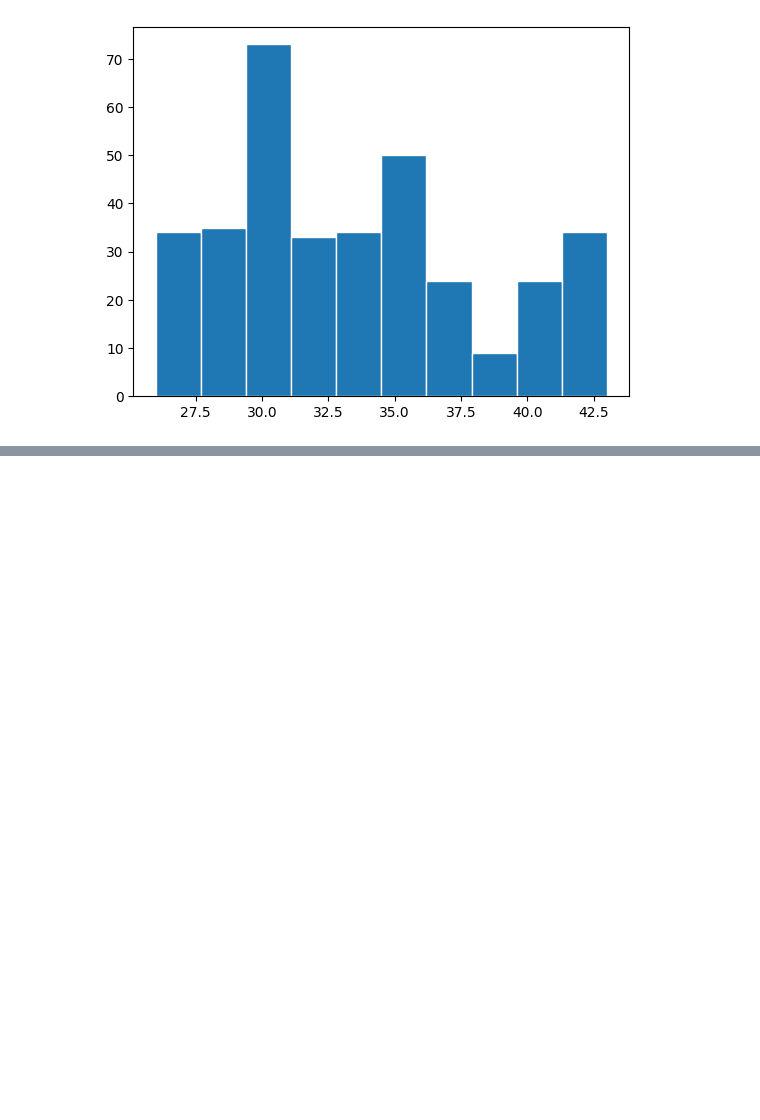
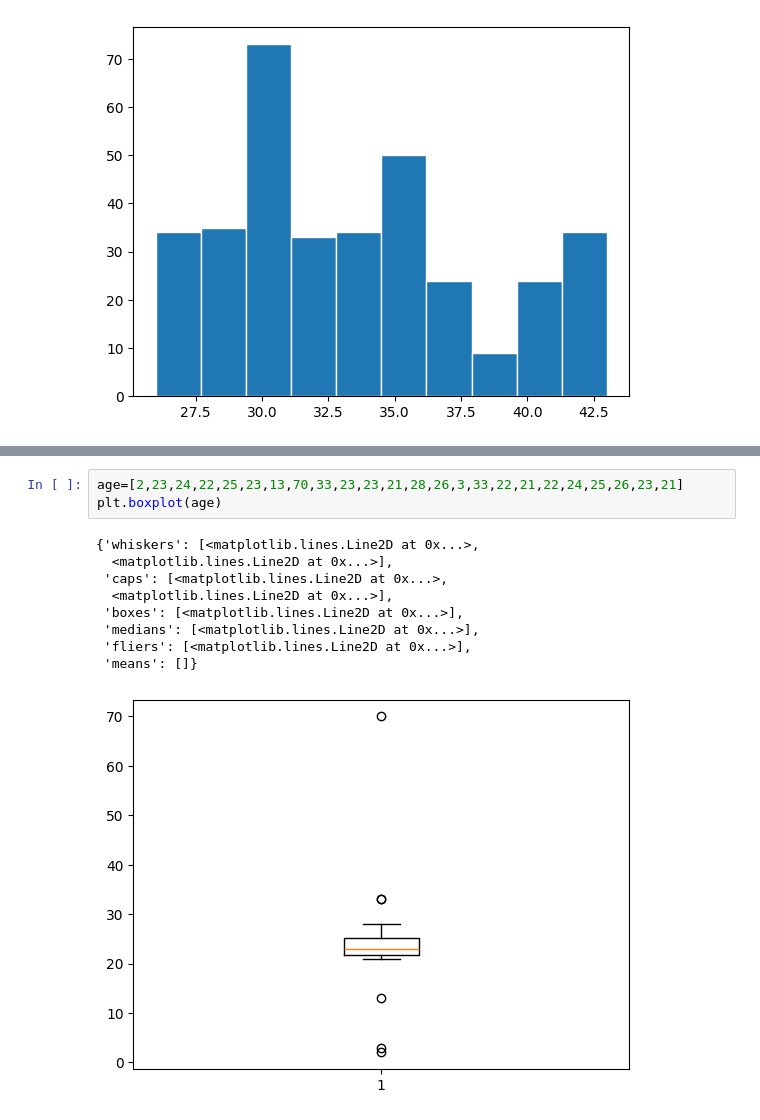
Before and after one commit to abinanand/Pandas_works, a Jupyter notebook: Customer_behaviour_case_study/customer_behviour_study.ipynb, the cells around one changed output, grey strips where cells are left out. Saved outputs shown, nothing was run; the diff lists cells and outputs as text; blank space fills up the shorter version.

```diff
--- a/Customer_behaviour_case_study/customer_behviour_study.ipynb
+++ b/Customer_behaviour_case_study/customer_behviour_study.ipynb
@@ -271,0 +283,13 @@ plt.hist(df["age"],bins=10,edgecolor="white")
+# %%
+age=[2,23,24,22,25,23,13,70,33,23,23,21,28,26,3,33,22,21,22,24,25,26,23,21]
+plt.boxplot(age)
+# %% [output]
+{'whiskers': [<matplotlib.lines.Line2D at 0x...>,
+  <matplotlib.lines.Line2D at 0x...>],
+ 'caps': [<matplotlib.lines.Line2D at 0x...>,
+  <matplotlib.lines.Line2D at 0x...>],
+ 'boxes': [<matplotlib.lines.Line2D at 0x...>],
+ 'medians': [<matplotlib.lines.Line2D at 0x...>],
+ 'fliers': [<matplotlib.lines.Line2D at 0x...>],
+ 'means': []}
+[figure, added]
```
Also changed, not shown: parts of 1 cell of this notebook, 4 other files.
